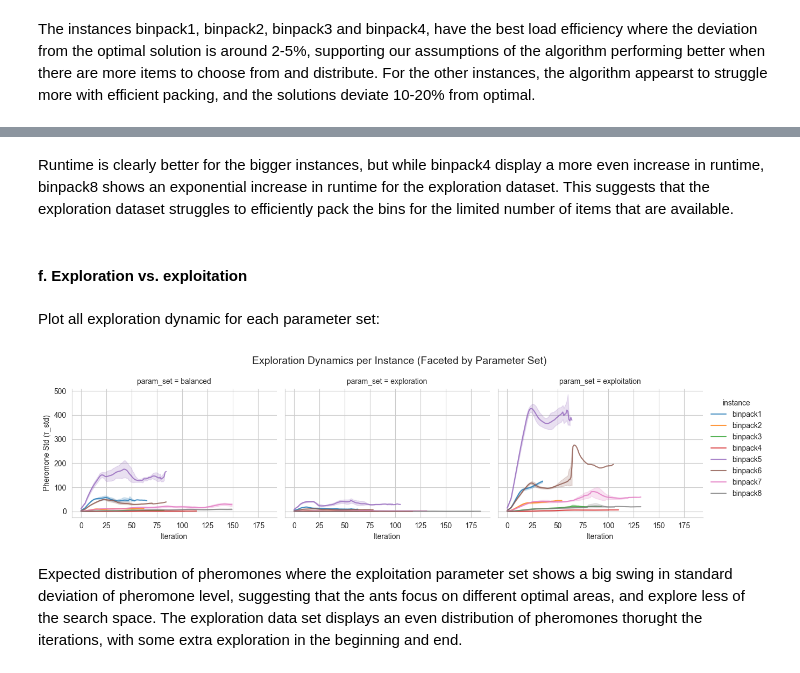
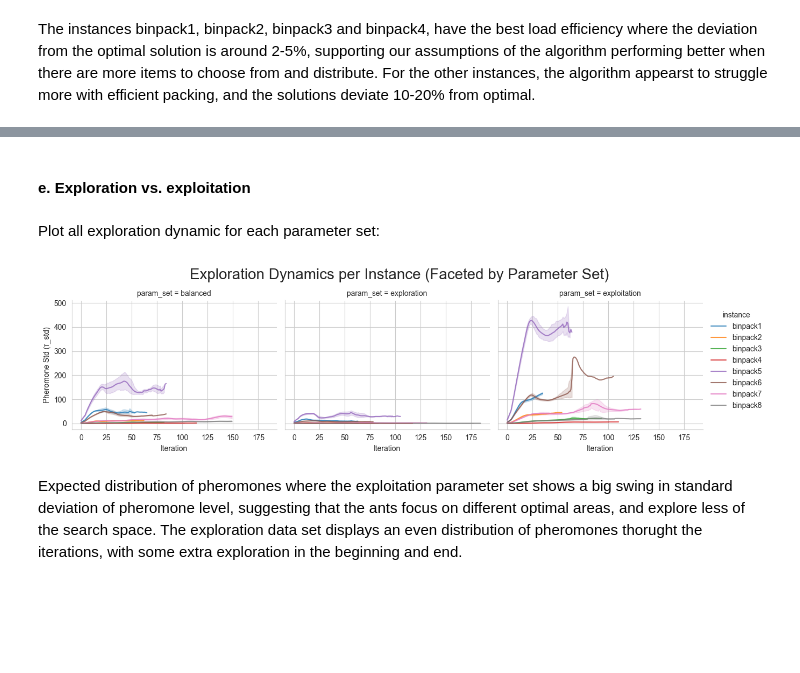
Before and after one commit to jofa016/ACIT4610---Final-Group-Project, a Jupyter notebook: ACO_new.ipynb, the cells around one changed output, grey strips where cells are left out. Cells and saved outputs as stored; diff of their text form; code cells hidden in the pictures; blank space fills up the shorter version.

```diff
--- a/ACO_new.ipynb
+++ b/ACO_new.ipynb
@@ -1026,7 +1064,5 @@ plt.show()
-# %% [markdown]
-Runtime is clearly better for the bigger instances, but while binpack4 display a more even increase in runtime, binpack8 shows an exponential increase in runtime for the exploration dataset. This suggests that the exploration dataset struggles to efficiently pack the bins for the limited number of items that are available.
 # %% [markdown]
-#### f. Exploration vs. exploitation
+#### e. Exploration vs. exploitation
 # %%
 # Ensure df_tau exists (created earlier via df_results_csv.explode('tau_std'))
 # and make sure iteration column is set properly.
@@ -1043,13 +1079,13 @@ Plot all exploration dynamic for each parameter set:
 # %%
 g = sns.FacetGrid(df_tau, col='param_set', hue='instance', col_wrap=3, height=3.5, aspect=1.2)
 g.map(sns.lineplot, 'iteration', 'tau_smooth', alpha=0.8)
 g.add_legend()
 g.set_axis_labels('Iteration', 'Pheromone Std (τ_std)')
-g.figure.suptitle('Exploration Dynamics per Instance (Faceted by Parameter Set)', fontsize=14, y=1.02)
+g.figure.suptitle('Exploration Dynamics per Instance (Faceted by Parameter Set)', fontsize=20, y=1.02)
 g.figure.subplots_adjust(top=0.85)
 plt.show()
 # %% [output]
-[figure, old version]
+[figure, new version]
 # %% [markdown]
 Expected distribution of pheromones where the exploitation parameter set shows a big swing in standard deviation of pheromone level, suggesting that the ants focus on different optimal areas, and explore less of the search space. The exploration data set displays an even distribution of pheromones thorught the iterations, with some extra exploration in the beginning and end.
 # %% [markdown]
```
Also changed, not shown: parts of 21 cells of this notebook.
